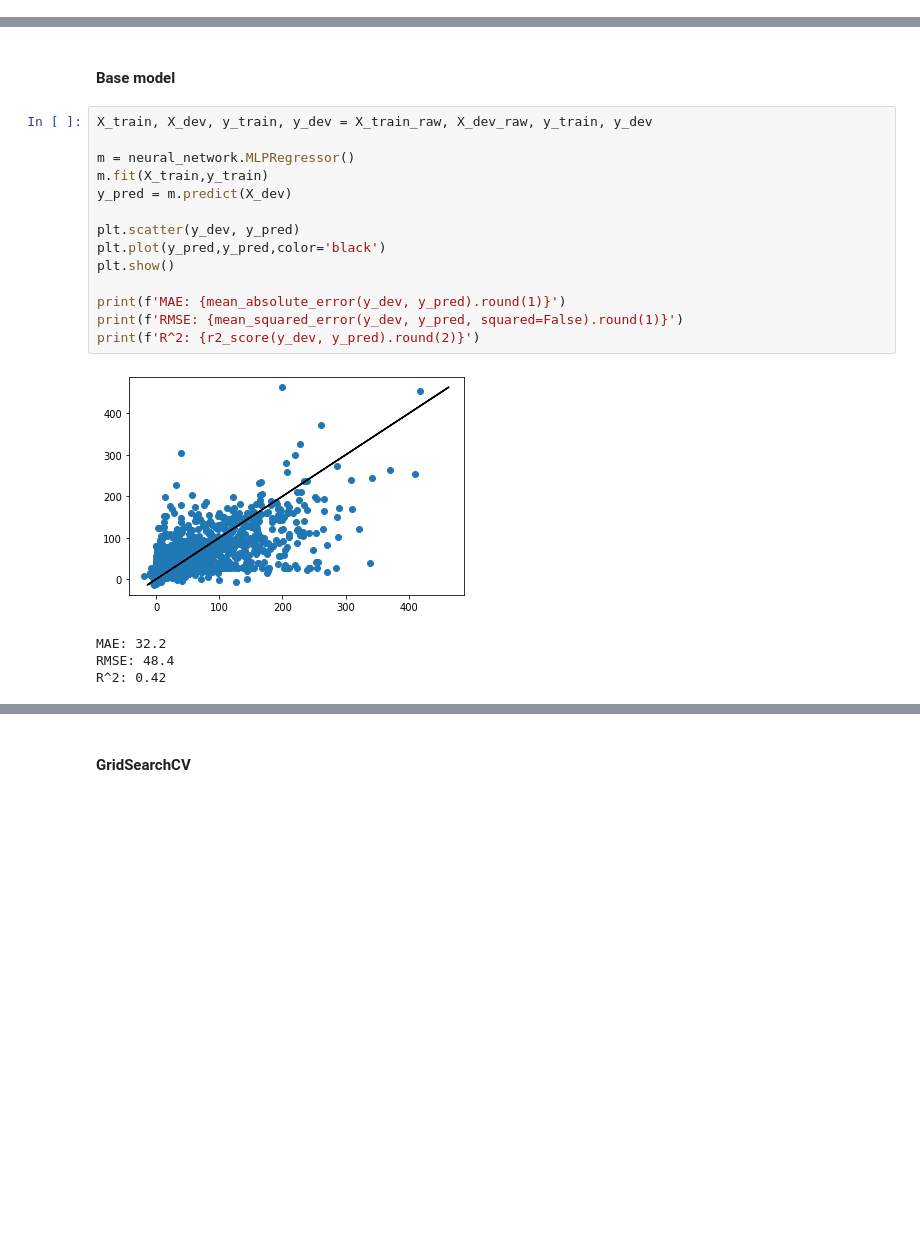
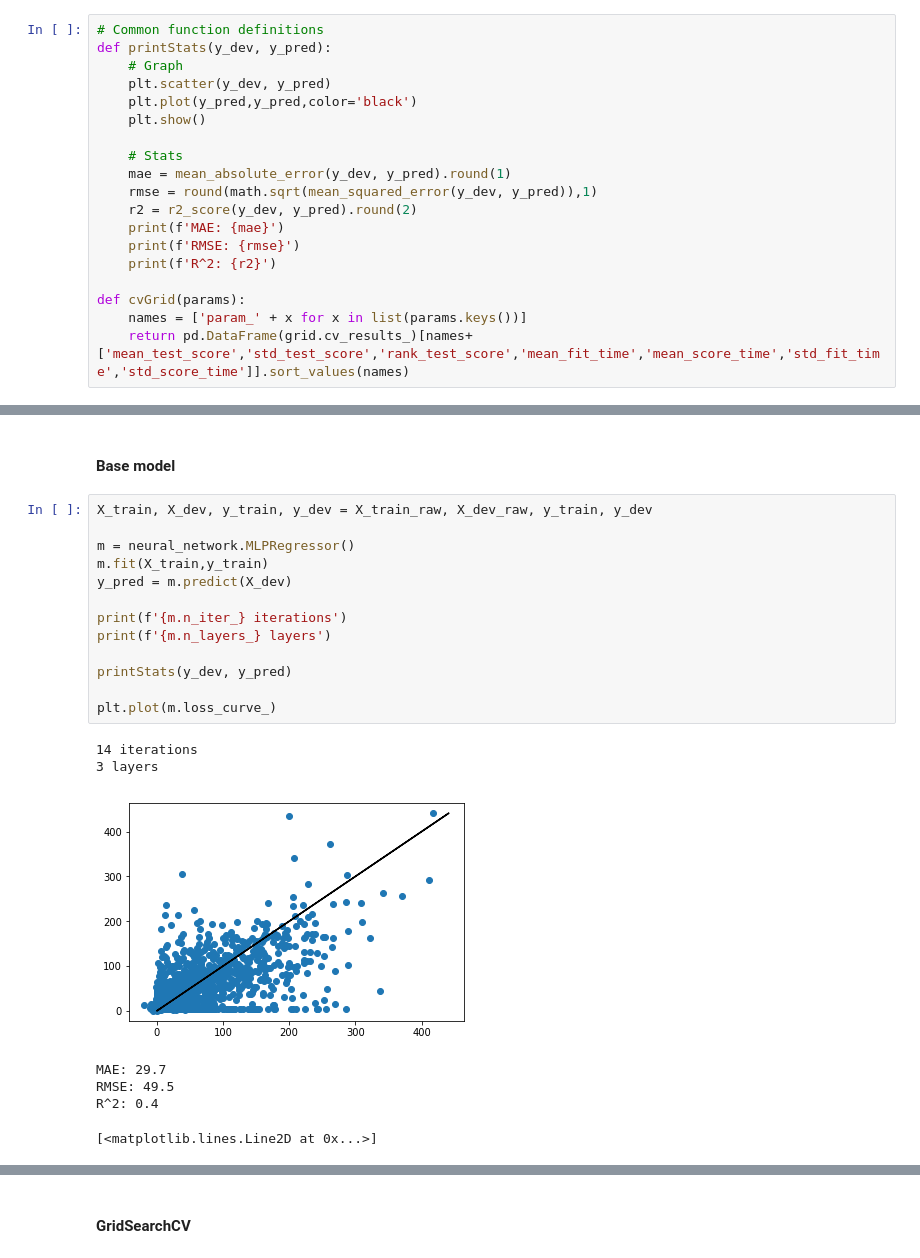
Before and after one commit to mrkawa/fantasyFootballML, a Jupyter notebook: MK/neuralNet.ipynb, the cells around one changed output, grey strips where cells are left out. Cells and saved outputs as stored; diff of their text form; blank space fills up the shorter version.

Commit message:
functionalization and initial results in spreadsheet

```diff
--- a/MK/neuralNet.ipynb
+++ b/MK/neuralNet.ipynb
@@ -20,6 +21,25 @@ def p(s):
     print(s)
 
 pd.DataFrame.len = pd.Index.len = lambda x: print(len(x))
+# %%
+# Common function definitions
+def printStats(y_dev, y_pred):
+    # Graph
+    plt.scatter(y_dev, y_pred)
+    plt.plot(y_pred,y_pred,color='black')
+    plt.show()
+
+    # Stats
+    mae = mean_absolute_error(y_dev, y_pred).round(1)
+    rmse = round(math.sqrt(mean_squared_error(y_dev, y_pred)),1)
+    r2 = r2_score(y_dev, y_pred).round(2)
+    print(f'MAE: {mae}')
+    print(f'RMSE: {rmse}')
+    print(f'R^2: {r2}')
+
+def cvGrid(params):
+    names = ['param_' + x for x in list(params.keys())]
+    return pd.DataFrame(grid.cv_results_)[names+['mean_test_score','std_test_score','rank_test_score','mean_fit_time','mean_score_time','std_fit_time','std_score_time']].sort_values(names)
 # %%
 # Partition training, dev, and test data
 seasonHist = pd.read_csv('seasonHist.csv')
@@ -57,19 +77,21 @@ X_train_select, X_dev_select, X_test_select = X_train_raw.loc[:,keepCols], X_dev
 # %%
 X_train, X_dev, y_train, y_dev = X_train_raw, X_dev_raw, y_train, y_dev
 
 m = neural_network.MLPRegressor()
 m.fit(X_train,y_train)
 y_pred = m.predict(X_dev)
 
-plt.scatter(y_dev, y_pred)
-plt.plot(y_pred,y_pred,color='black')
-plt.show()
+print(f'{m.n_iter_} iterations')
+print(f'{m.n_layers_} layers')
 
-print(f'MAE: {mean_absolute_error(y_dev, y_pred).round(1)}')
-print(f'RMSE: {mean_squared_error(y_dev, y_pred, squared=False).round(1)}')
-print(f'R^2: {r2_score(y_dev, y_pred).round(2)}')
+printStats(y_dev, y_pred)
+
+plt.plot(m.loss_curve_)
 # %% [output]
+14 iterations
+3 layers
-[figure, old version]
+[figure, new version]
-MAE: 32.2
-RMSE: 48.4
-R^2: 0.42
+MAE: 29.7
+RMSE: 49.5
+R^2: 0.4
+[<matplotlib.lines.Line2D at 0x...>]
```
Also changed, not shown: parts of 3 cells of this notebook, 4 other files.
